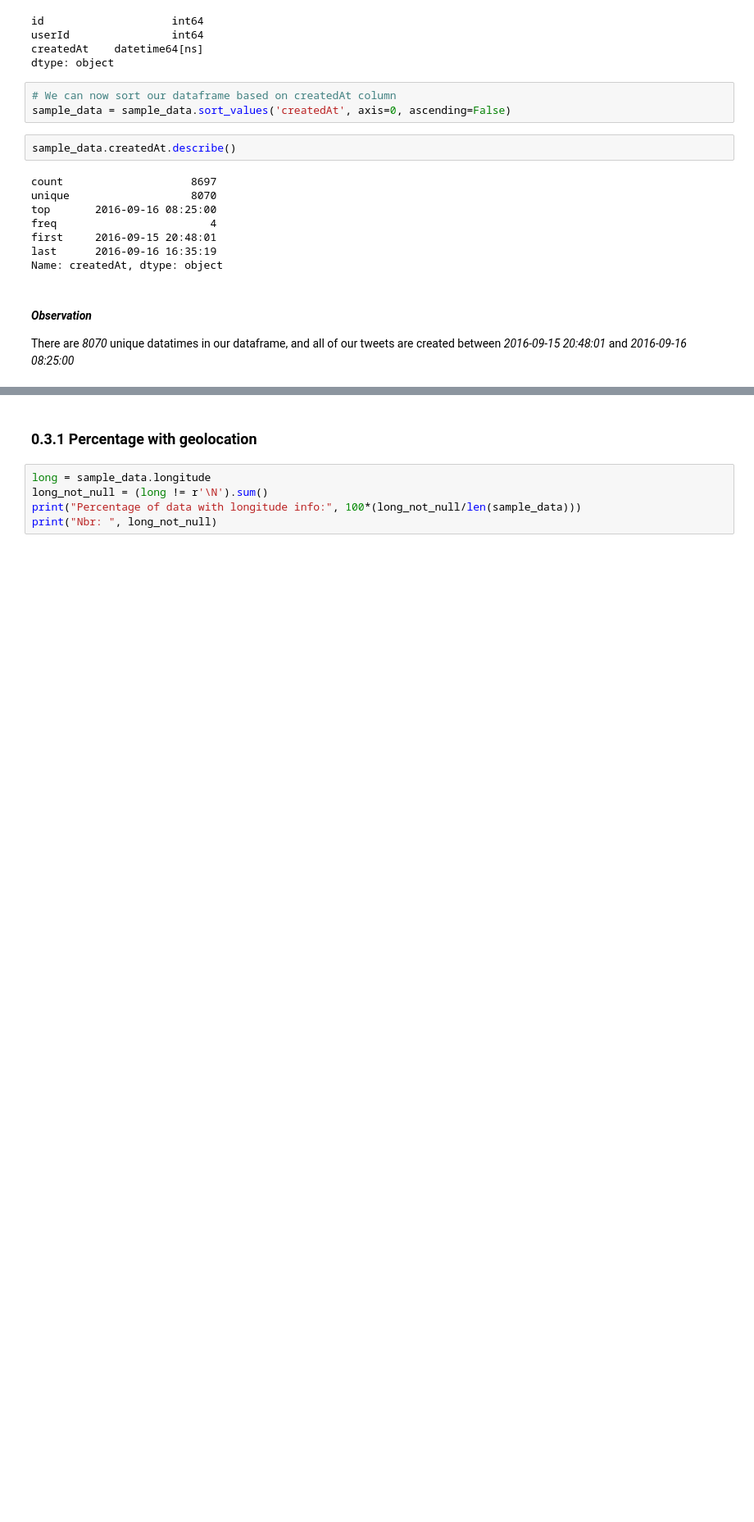
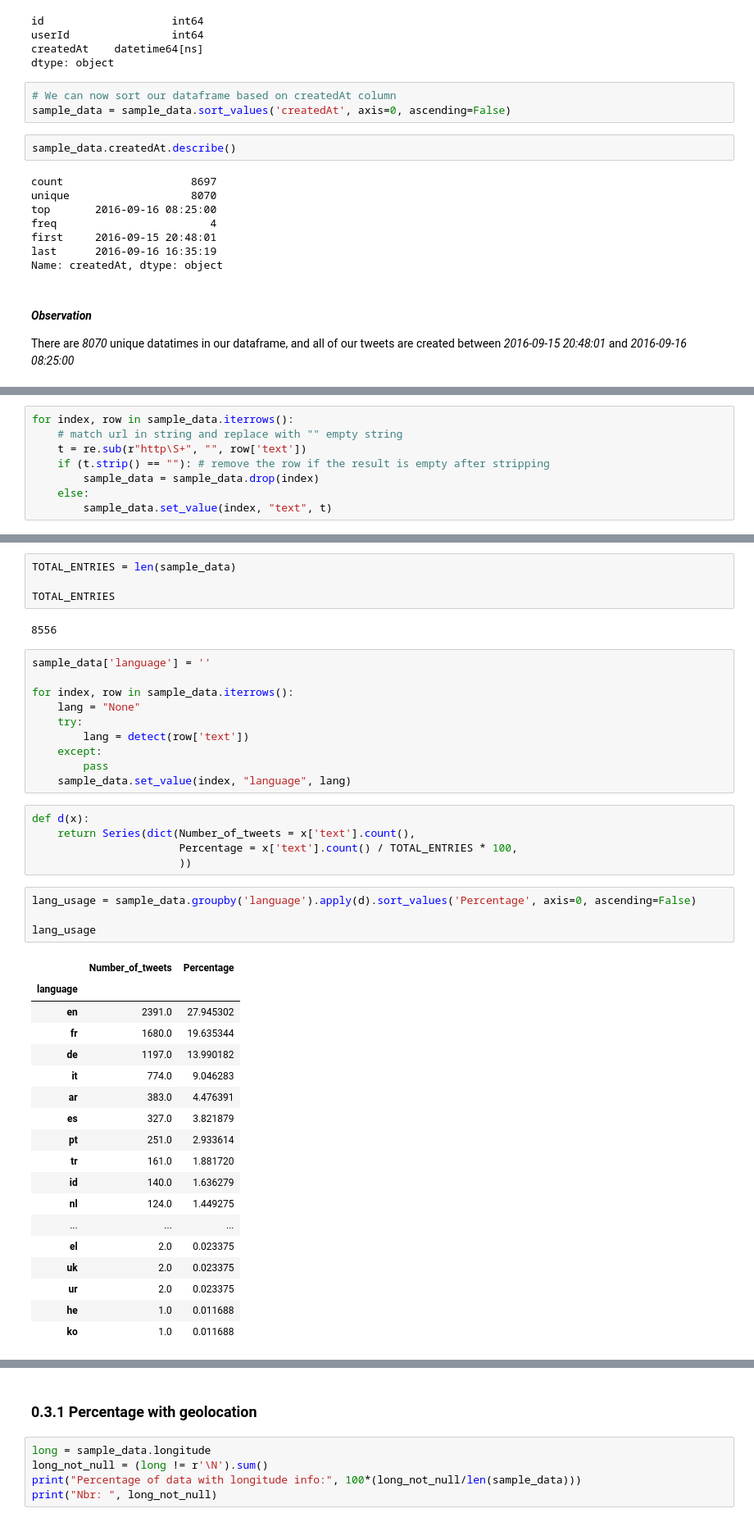
Before and after one commit to ChongHan/EPFL_ADA_Project, a Jupyter notebook: Sample Data processing.ipynb, the cells around one changed output, grey strips where cells are left out. Shown: that part at 82% size. Saved outputs shown, nothing was run; the diff lists cells and outputs as text; blank space fills up the shorter version.

Commit message:
URL removal from tweets, Language usage percentage

```diff
--- a/Sample Data processing.ipynb
+++ b/Sample Data processing.ipynb
@@ -277,0 +288,8 @@ There are *8070* unique datatimes in our dataframe, and all of our tweets are cr
+# %%
+for index, row in sample_data.iterrows():
+    # match url in string and replace with "" empty string
+    t = re.sub(r"http\S+", "", row['text'])
+    if (t.strip() == ""): # remove the row if the result is empty after stripping
+        sample_data = sample_data.drop(index)
+    else:
+        sample_data.set_value(index, "text", t)
@@ -277,0 +305,44 @@ There are *8070* unique datatimes in our dataframe, and all of our tweets are cr
+# %%
+TOTAL_ENTRIES = len(sample_data)
+
+TOTAL_ENTRIES
+# %% [output]
+8556
+# %%
+sample_data['language'] = ''
+
+for index, row in sample_data.iterrows():
+    lang = "None"
+    try:
+        lang = detect(row['text'])
+    except:
+        pass
+    sample_data.set_value(index, "language", lang)
+# %%
+def d(x):
+    return Series(dict(Number_of_tweets = x['text'].count(),
+                       Percentage = x['text'].count() / TOTAL_ENTRIES * 100,
+                       ))
+# %%
+lang_usage = sample_data.groupby('language').apply(d).sort_values('Percentage', axis=0, ascending=False)
+
+lang_usage
+# %% [output]
+|  | Number_of_tweets | Percentage |
+| language |  |  |
+| en | 2391.0 | 27.945302 |
+| fr | 1680.0 | 19.635344 |
+| de | 1197.0 | 13.990182 |
+| it | 774.0 | 9.046283 |
+| ar | 383.0 | 4.476391 |
+| es | 327.0 | 3.821879 |
+| pt | 251.0 | 2.933614 |
+| tr | 161.0 | 1.881720 |
+| id | 140.0 | 1.636279 |
+| nl | 124.0 | 1.449275 |
+| ... | ... | ... |
+| el | 2.0 | 0.023375 |
+| uk | 2.0 | 0.023375 |
+| ur | 2.0 | 0.023375 |
+| he | 1.0 | 0.011688 |
+| ko | 1.0 | 0.011688 |
```
Also changed, not shown: parts of 10 cells of this notebook.
